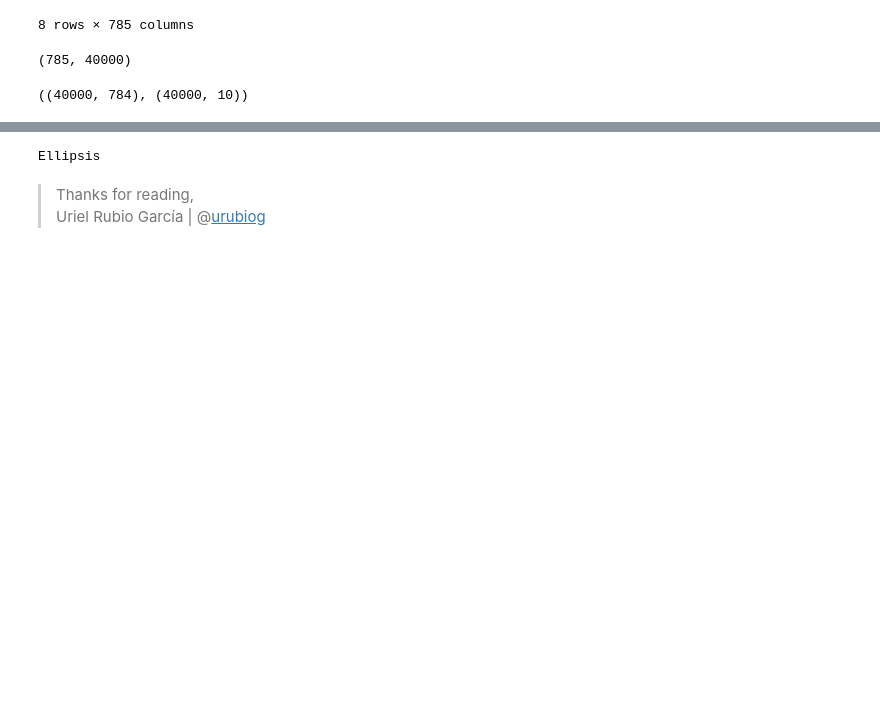
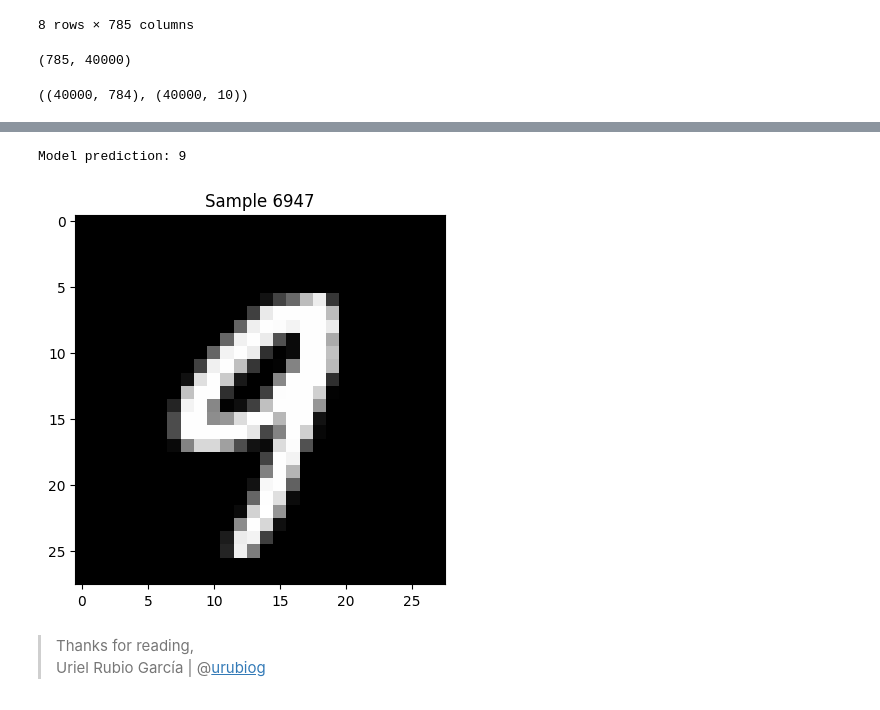
Before and after one commit to urubiog/ML-notebooks, a Jupyter notebook: "Hand-made" MNIST trained MLP model (~95 acc.).ipynb, the cells around one changed output, grey strips where cells are left out. Cells and saved outputs as stored; diff of their text form; code cells hidden in the pictures; blank space fills up the shorter version.

Commit message:
Kaggle Notebook | "Hand-made" MLP model (~95 acc.) | Complete Code

```diff
--- a/"Hand-made" MNIST trained MLP model (~95 acc.).ipynb
+++ b/"Hand-made" MNIST trained MLP model (~95 acc.).ipynb
@@ -143,9 +143,12 @@ train_data.shape
 (785, 40000)
 # %%
 # Data preprocessing
+test_data = test_data.reshape(28000, 28, 28)
+
 X_train = X_train.astype(np.float64).T
 X_train /= 255.0 # Normalization
 X_eval = X_eval.astype(np.float64).T
+
 X_eval /= 255.0
 
 def one_hot_encode(Y):
@@ -209,7 +212,7 @@ class MLP:
 
     def backward(self, x, y):
         # deltas
-        dZ2 = self.A2 - y
+        dZ2 = MLP.loss_deriv(self.A2, y)
         dZ1 = self.W2.T.dot(dZ2) * MLP.relu_deriv(self.Z1)
 
         # gradients
@@ -269,7 +272,6 @@ class MLP:
             true_class = np.argmax(yi)
             if pred_class == true_class:
                 correct += 1
-        print(i)
 
         accuracy = correct / X.shape[0]
         print(f"Samples: {samples} - Accuracy: {accuracy}")
@@ -296,9 +297,16 @@ Samples: 2000 - Accuracy: 0.9455
-# %%
-# Tests
-
-...
-# %% [output]
-Ellipsis
+# %%
+# Tests
+sample = np.random.randint(1, test_data.shape[0])
+num = test_data[sample]
+
+plt.title(f"Sample {sample}")
+plt.imshow(num, cmap="gray")
+mlp.forward(num.reshape(28*28))
+
+print(f"Model prediction: {mlp.A2.argmax()}")
+# %% [output]
+Model prediction: 9
+[figure, added]
 # %% [markdown]
 >Thanks for reading, \
 > Uriel Rubio García | @[urubiog](https://www.github.com/urubiog)
```
Also changed, not shown: parts of 2 cells of this notebook.
